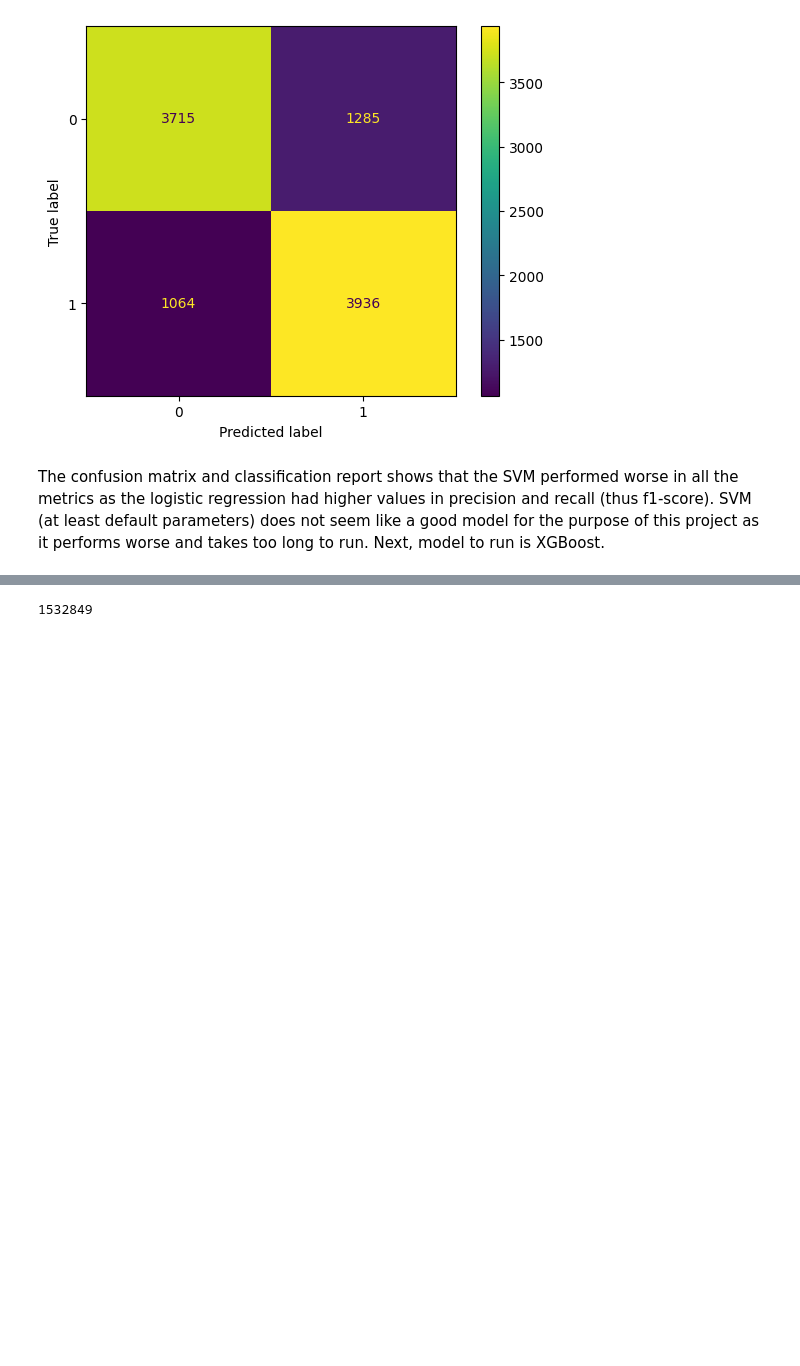
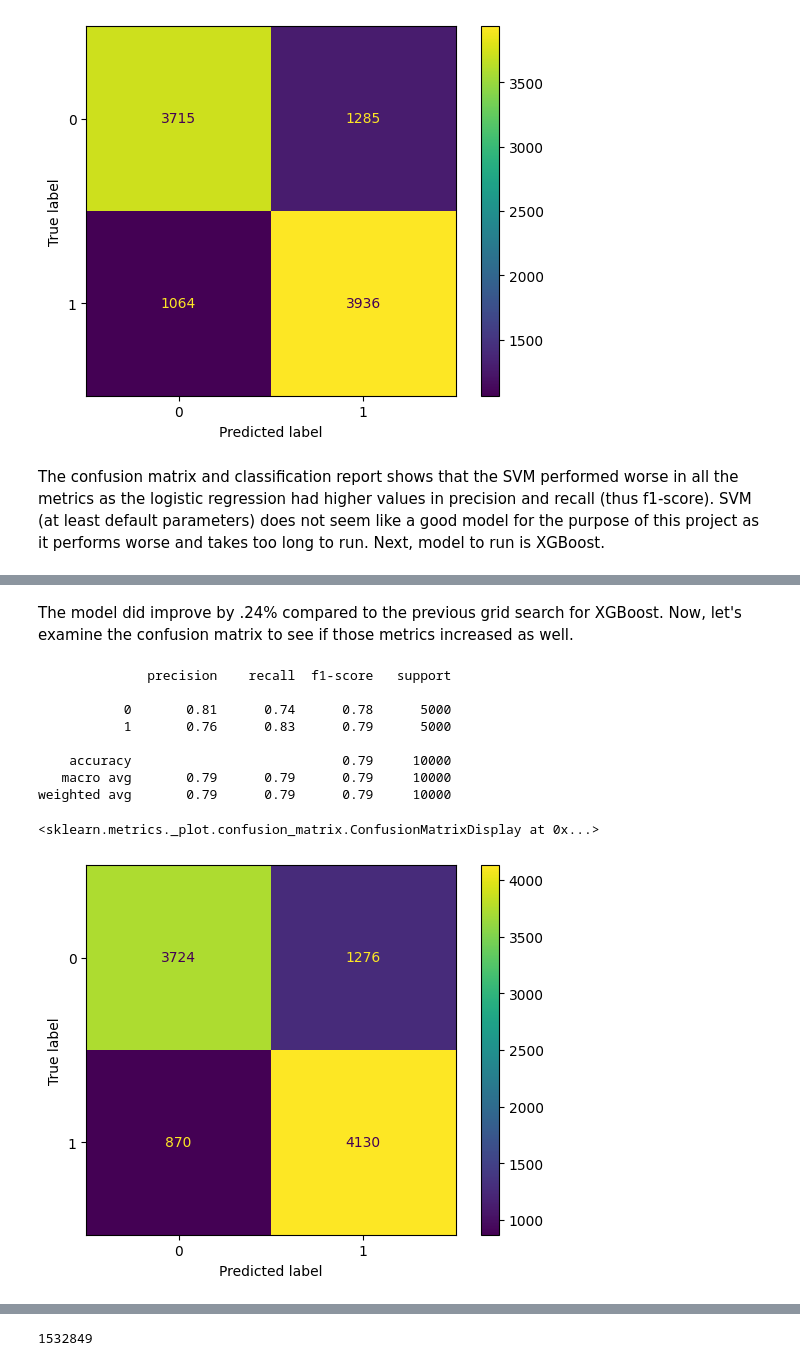
Before and after one commit to b8luong/Amazon-Reviews-Capstone, a Jupyter notebook: Downsampled Modeling.ipynb, the cells around one changed output, grey strips where cells are left out. Cells and saved outputs as stored; diff of their text form; code cells hidden in the pictures; blank space fills up the shorter version.

```diff
--- a/Downsampled Modeling.ipynb
+++ b/Downsampled Modeling.ipynb
@@ -490,0 +565,5 @@ XGB.score(X_test_scaled2, y_test_sample)
+# %%
+# scoring the best model
+XGB2 = XGBClassifier(learning_rate=0.5, max_depth=5, n_estimators = 500)
+XGB2.fit(X_remainder_scaled, y_remainder_sample) # Using remainder insted of validation as no hyperparameter optimization needed
+XGB2.score(X_test_scaled2, y_test_sample)
@@ -490,0 +590,23 @@ XGB.score(X_test_scaled2, y_test_sample)
+# %% [markdown]
+The model did improve by .24% compared to the previous grid search for XGBoost. Now, let's examine the confusion matrix to see if those metrics increased as well.
+# %%
+# Get rating predictions
+y_pred = XGB2.predict(X_test_scaled2)
+
+# Generate confusion matrix
+cf_matrix = confusion_matrix(y_test_sample, y_pred)
+print(classification_report(y_test_sample, y_pred))
+
+# Visualizing confusion matrix
+ConfusionMatrixDisplay.from_estimator(XGB2, X_test_scaled2, y_test_sample)
+# %% [output]
+              precision    recall  f1-score   support
+
+           0       0.81      0.74      0.78      5000
+           1       0.76      0.83      0.79      5000
+
+    accuracy                           0.79     10000
+   macro avg       0.79      0.79      0.79     10000
+weighted avg       0.79      0.79      0.79     10000
+<sklearn.metrics._plot.confusion_matrix.ConfusionMatrixDisplay at 0x...>
+[figure, added]
```
Also changed, not shown: parts of 47 cells of this notebook.
